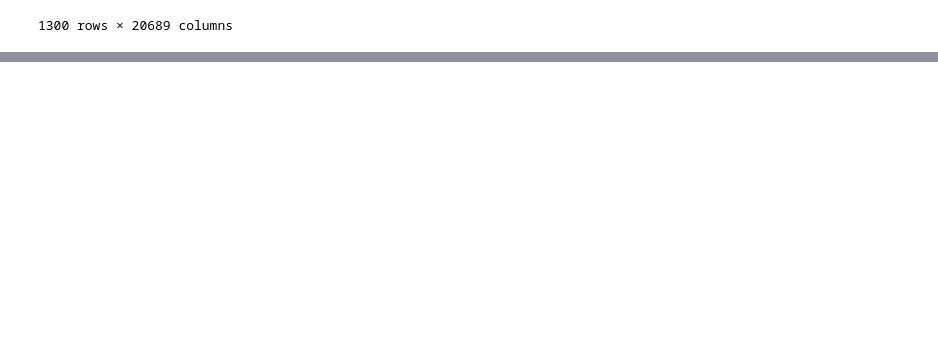
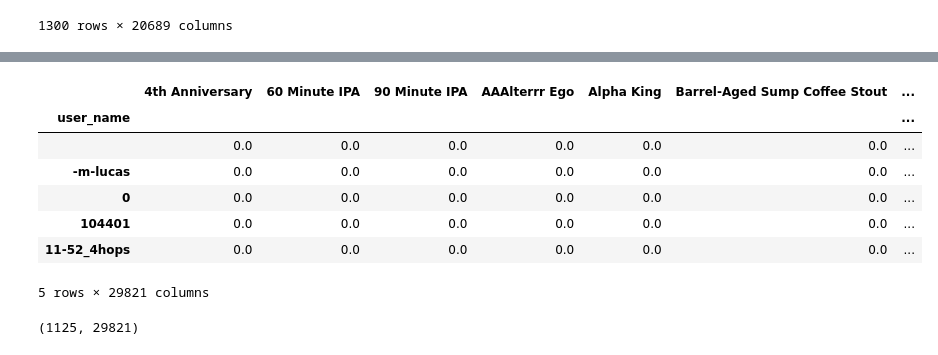
Before and after one commit to loisr/Beer-Recommendations, a Jupyter notebook: Data Cleaning.ipynb, the cells around one changed output, grey strips where cells are left out. Drawn from its saved outputs; the diff is of its cells as text; code cells hidden in the pictures; blank space fills up the shorter version.

Commit message:
get data in correct shape for surprise

```diff
--- a/Data Cleaning.ipynb
+++ b/Data Cleaning.ipynb
@@ -238,0 +194,19 @@ test.groupby('user_name').sum()
+# %%
+# let's get rid of all the rows without any reviews
+test = test[test.sum(axis=1)>0]
+# %%
+test.head()
+# %% [output]
+|  | 4th Anniversary | 60 Minute IPA | 90 Minute IPA | AAAlterrr Ego | Alpha King | Barrel-Aged Sump Coffee Stout | ... |
+| user_name |  |  |  |  |  |  | ... |
+|  | 0.0 | 0.0 | 0.0 | 0.0 | 0.0 | 0.0 | ... |
+| -m-lucas | 0.0 | 0.0 | 0.0 | 0.0 | 0.0 | 0.0 | ... |
+| 0 | 0.0 | 0.0 | 0.0 | 0.0 | 0.0 | 0.0 | ... |
+| 104401 | 0.0 | 0.0 | 0.0 | 0.0 | 0.0 | 0.0 | ... |
+| 11-52_4hops | 0.0 | 0.0 | 0.0 | 0.0 | 0.0 | 0.0 | ... |
+5 rows × 29821 columns
+# %%
+# this removed 21 rows
+test.shape
+# %% [output]
+(1125, 29821)
```
Also changed, not shown: parts of 48 cells of this notebook.
